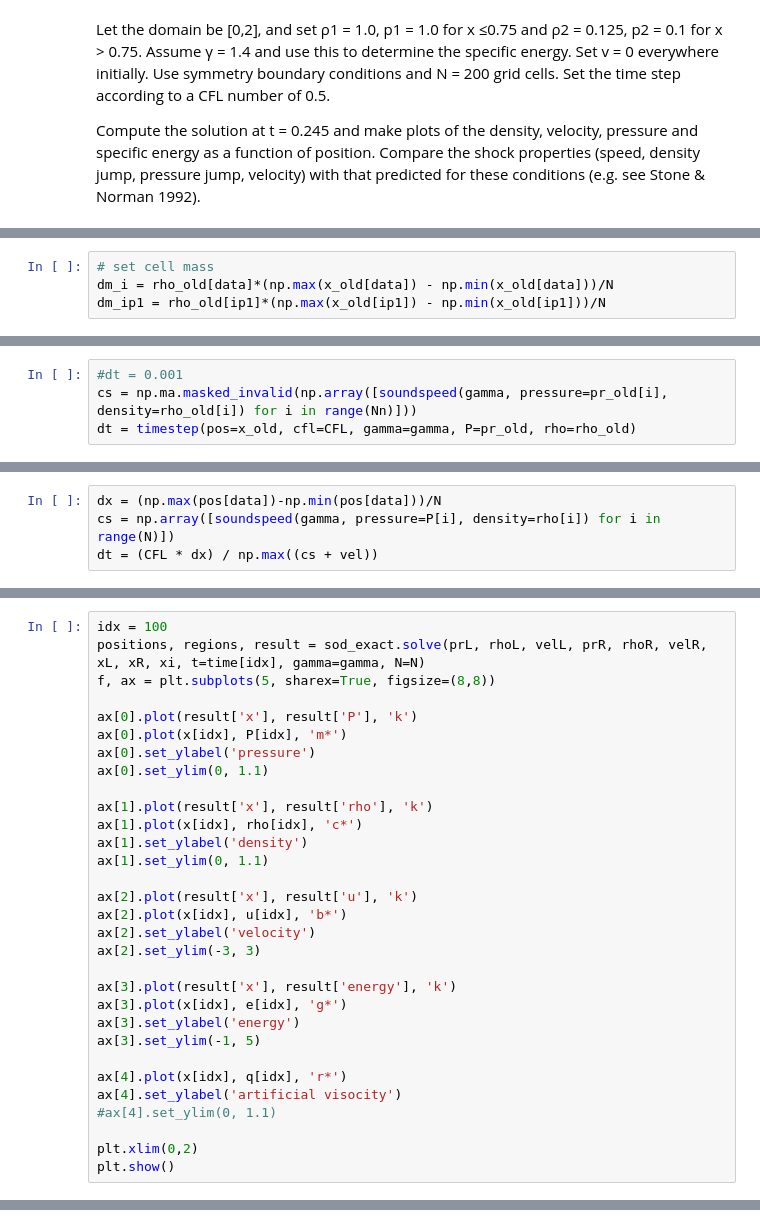
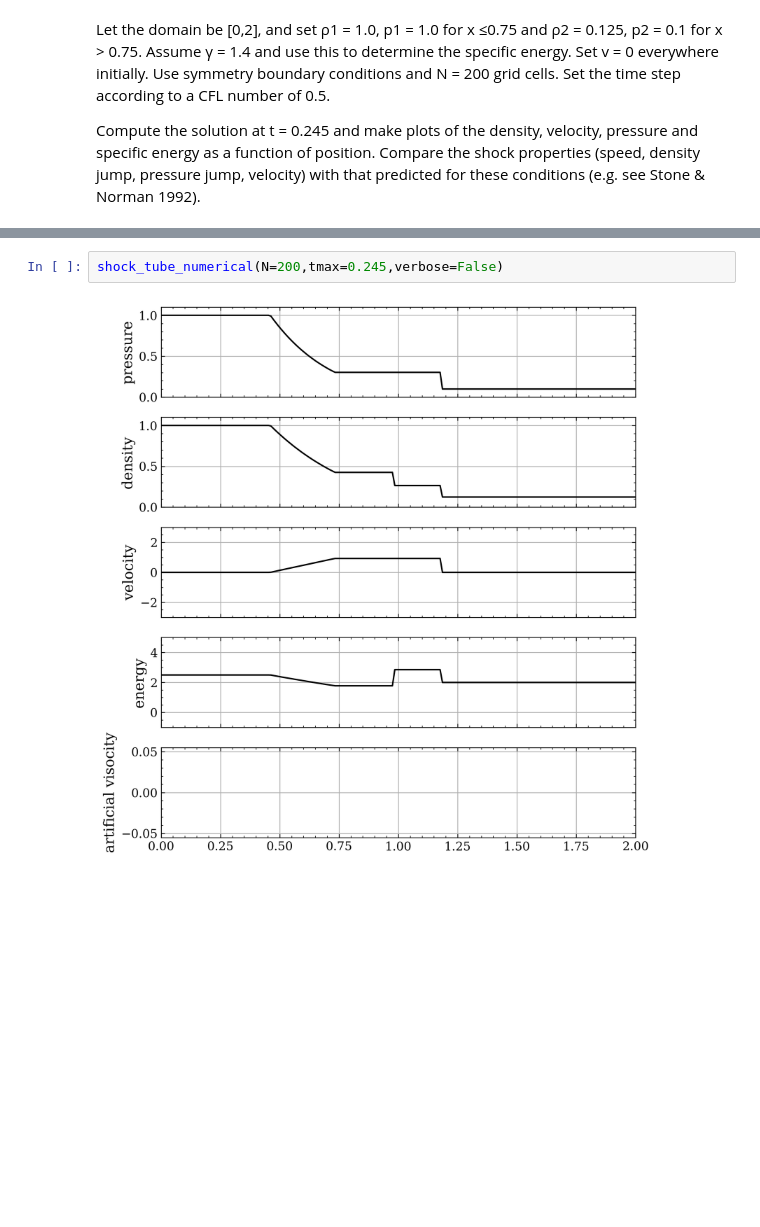
Before and after one commit to 0cooper/comp-astro381, a Jupyter notebook: cooper-hw2.ipynb, the cells around one changed output, grey strips where cells are left out. Saved outputs shown, nothing was run; the diff lists cells and outputs as text; blank space fills up the shorter version.

```diff
--- a/cooper-hw2.ipynb
+++ b/cooper-hw2.ipynb
@@ -134,4 +83,0 @@ e[0] = en_old
-# %%
-# set cell mass
-dm_i = rho_old[data]*(np.max(x_old[data]) - np.min(x_old[data]))/N
-dm_ip1 = rho_old[ip1]*(np.max(x_old[ip1]) - np.min(x_old[ip1]))/N
@@ -191,4 +83,0 @@ def timestep(pos=x_old[data], cfl=CFL, gamma=gamma, P=pr_old[data], rho=rho_old[
-# %%
-#dt = 0.001
-cs = np.ma.masked_invalid(np.array([soundspeed(gamma, pressure=pr_old[i], density=rho_old[i]) for i in range(Nn)]))
-dt = timestep(pos=x_old, cfl=CFL, gamma=gamma, P=pr_old, rho=rho_old)
@@ -247,4 +83,0 @@ def pressure(en=en_new,rho=rho_new,gamma=gamma,p2=pr_new):
-# %%
-dx = (np.max(pos[data])-np.min(pos[data]))/N
-cs = np.array([soundspeed(gamma, pressure=P[i], density=rho[i]) for i in range(N)])
-dt = (CFL * dx) / np.max((cs + vel))
@@ -351,31 +83,0 @@ plt.show()
-# %%
-idx = 100
-positions, regions, result = sod_exact.solve(prL, rhoL, velL, prR, rhoR, velR, xL, xR, xi, t=time[idx], gamma=gamma, N=N)
-f, ax = plt.subplots(5, sharex=True, figsize=(8,8))
-
-ax[0].plot(result['x'], result['P'], 'k')
-ax[0].plot(x[idx], P[idx], 'm*')
-ax[0].set_ylabel('pressure')
-ax[0].set_ylim(0, 1.1)
-
-ax[1].plot(result['x'], result['rho'], 'k')
-ax[1].plot(x[idx], rho[idx], 'c*')
-ax[1].set_ylabel('density')
-ax[1].set_ylim(0, 1.1)
-
-ax[2].plot(result['x'], result['u'], 'k')
-ax[2].plot(x[idx], u[idx], 'b*')
-ax[2].set_ylabel('velocity')
-ax[2].set_ylim(-3, 3)
-
-ax[3].plot(result['x'], result['energy'], 'k')
-ax[3].plot(x[idx], e[idx], 'g*')
-ax[3].set_ylabel('energy')
-ax[3].set_ylim(-1, 5)
-
-ax[4].plot(x[idx], q[idx], 'r*')
-ax[4].set_ylabel('artificial visocity')
-#ax[4].set_ylim(0, 1.1)
-
-plt.xlim(0,2)
-plt.show()
@@ -383,0 +225,4 @@ plt.show()
+# %%
+shock_tube_numerical(N=200,tmax=0.245,verbose=False)
+# %% [output]
+[figure, added]
```
Also changed, not shown: parts of 27 cells of this notebook.
